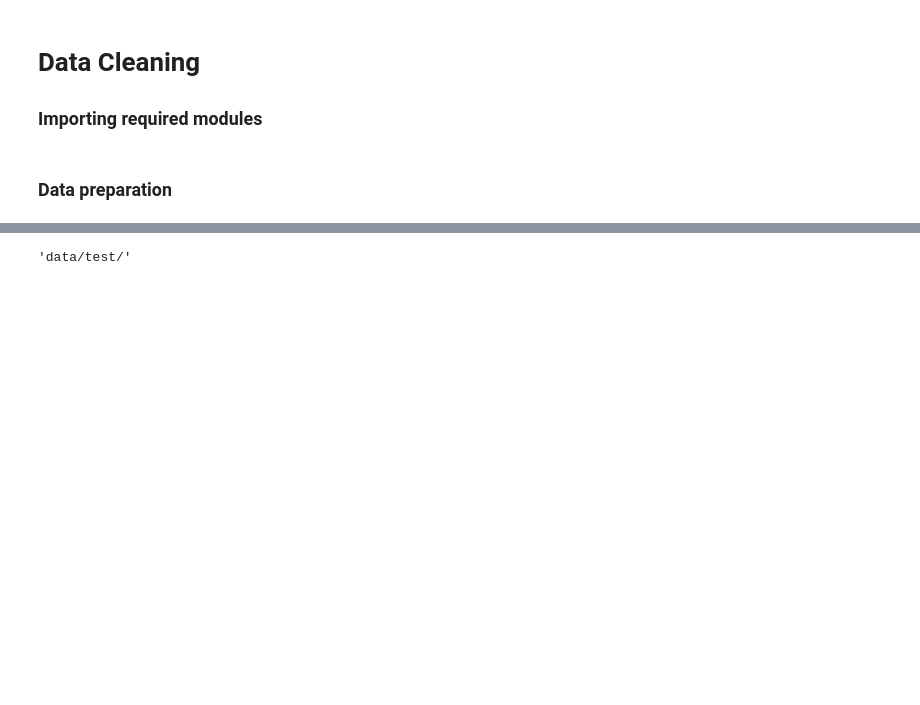
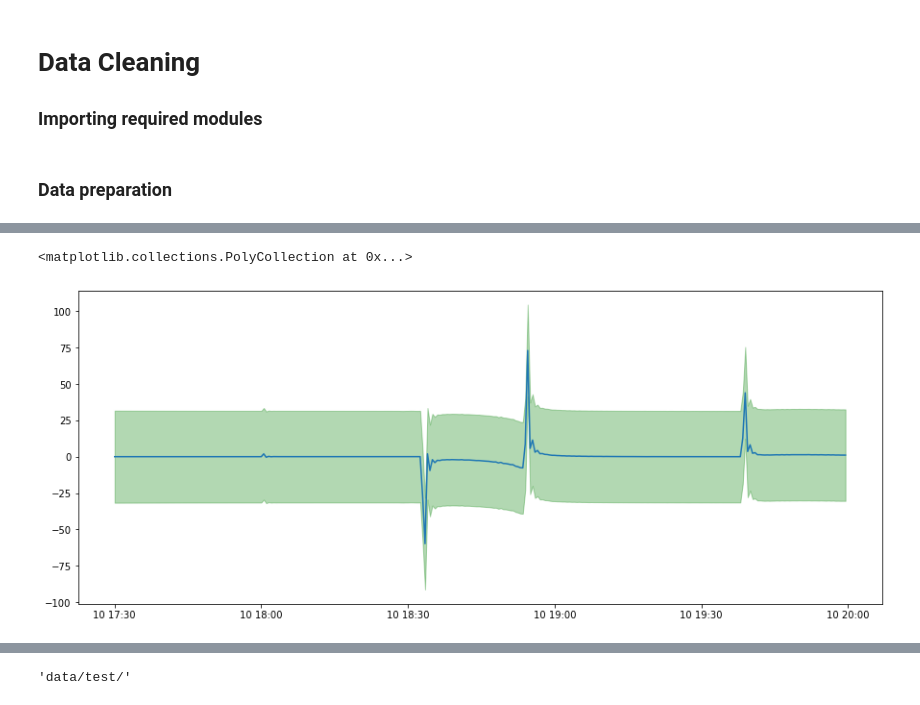
Before and after one commit to 314ka4y/Anomaly-detection-project, a Jupyter notebook: Anomaly_detection.ipynb, the cells around one changed output, grey strips where cells are left out. Cells and saved outputs as stored; diff of their text form; code cells hidden in the pictures; blank space fills up the shorter version.

```diff
--- a/Anomaly_detection.ipynb
+++ b/Anomaly_detection.ipynb
@@ -189,0 +176,7 @@ final_df.plot()
+# %%
+model = sm.tsa.statespace.SARIMAX(roll_mean, order = (3,1,2),  enforce_stationarity=False,
+                                            enforce_invertibility=False)
+# %%
+# Fit the model and print results
+result = model.fit()
+result.summary()
@@ -189,0 +255,20 @@ final_df.plot()
+# %%
+pred = result.get_prediction(start = "2021-06-10 17:30:00", dynamic = False)
+pred_conf = pred.conf_int(alpha=0.005)
+# %%
+# Plot real vs predicted values along with confidence interval
+fig, axs = plt.subplots(figsize = (15, 6))
+
+# Plot observed values
+plt.plot(mean_30sec, label='observed')
+
+# Plot predicted values
+plt.plot(pred.predicted_mean, label = "predicted")
+
+# Plot the range for confidence intervals
+plt.fill_between(pred_conf.index,
+                 pred_conf.iloc[:,0],
+                 pred_conf.iloc[:,1], color = "green", alpha = 0.3)
+# %% [output]
+<matplotlib.collections.PolyCollection at 0x...>
+[figure, added]
```
Also changed, not shown: parts of 55 cells of this notebook, 26 other files.
